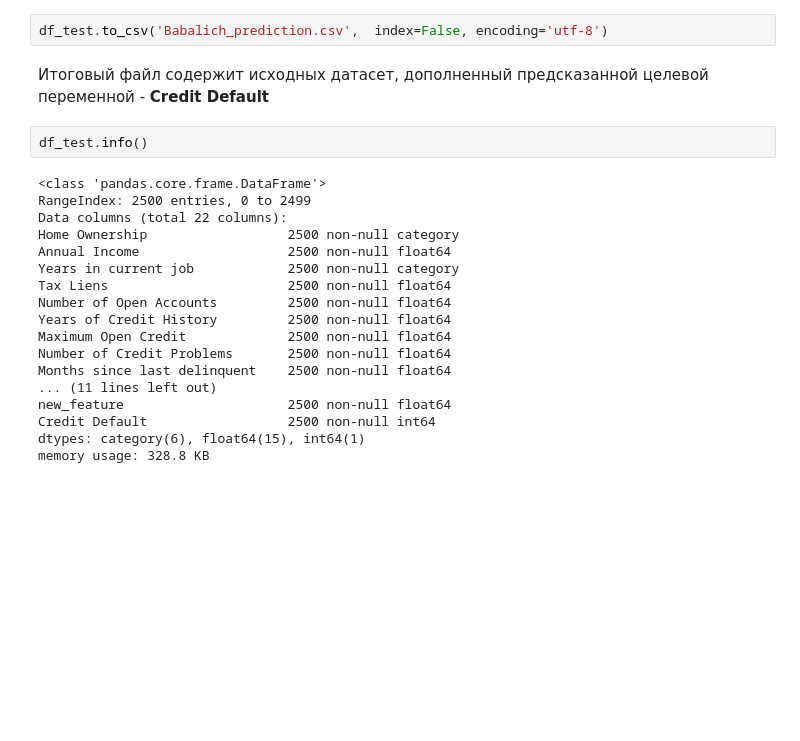
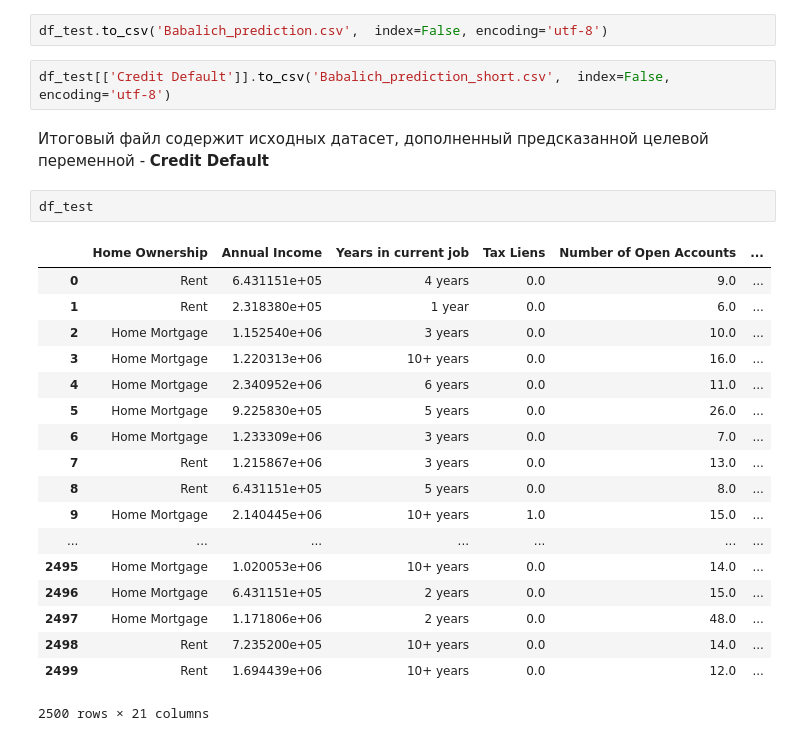
Before and after one commit to babalich/python_for_DS, a Jupyter notebook: part2/Babalich_solution.ipynb, the cells around one changed output. Saved outputs shown, nothing was run; the diff lists cells and outputs as text; blank space fills up the shorter version.

```diff
--- a/part2/Babalich_solution.ipynb
+++ b/part2/Babalich_solution.ipynb
@@ -544,25 +544,28 @@ with open('model', 'wb') as file:
     pickle.dump(model_lgbm, file)
 # %%
 df_test.to_csv('Babalich_prediction.csv',  index=False, encoding='utf-8')
+# %%
+df_test[['Credit Default']].to_csv('Babalich_prediction_short.csv',  index=False, encoding='utf-8')
 # %% [markdown]
 Итоговый файл содержит исходных датасет, дополненный предсказанной целевой переменной - <b> Credit Default </b>
 # %%
-df_test.info()
+df_test
 # %% [output]
+|  | Home Ownership | Annual Income | Years in current job | Tax Liens | Number of Open Accounts | ... |
+| 0 | Rent | 6.431151e+05 | 4 years | 0.0 | 9.0 | ... |
+| 1 | Rent | 2.318380e+05 | 1 year | 0.0 | 6.0 | ... |
+| 2 | Home Mortgage | 1.152540e+06 | 3 years | 0.0 | 10.0 | ... |
+| 3 | Home Mortgage | 1.220313e+06 | 10+ years | 0.0 | 16.0 | ... |
+| 4 | Home Mortgage | 2.340952e+06 | 6 years | 0.0 | 11.0 | ... |
+| 5 | Home Mortgage | 9.225830e+05 | 5 years | 0.0 | 26.0 | ... |
+| 6 | Home Mortgage | 1.233309e+06 | 3 years | 0.0 | 7.0 | ... |
+| 7 | Rent | 1.215867e+06 | 3 years | 0.0 | 13.0 | ... |
+| 8 | Rent | 6.431151e+05 | 5 years | 0.0 | 8.0 | ... |
+| 9 | Home Mortgage | 2.140445e+06 | 10+ years | 1.0 | 15.0 | ... |
+| ... | ... | ... | ... | ... | ... | ... |
+| 2495 | Home Mortgage | 1.020053e+06 | 10+ years | 0.0 | 14.0 | ... |
+| 2496 | Home Mortgage | 6.431151e+05 | 2 years | 0.0 | 15.0 | ... |
+| 2497 | Home Mortgage | 1.171806e+06 | 2 years | 0.0 | 48.0 | ... |
+| 2498 | Rent | 7.235200e+05 | 10+ years | 0.0 | 14.0 | ... |
+| 2499 | Rent | 1.694439e+06 | 10+ years | 0.0 | 12.0 | ... |
-<class 'pandas.core.frame.DataFrame'>
-RangeIndex: 2500 entries, 0 to 2499
-Data columns (total 22 columns):
-Home Ownership                  2500 non-null category
-Annual Income                   2500 non-null float64
-Years in current job            2500 non-null category
-Tax Liens                       2500 non-null float64
-Number of Open Accounts         2500 non-null float64
-Years of Credit History         2500 non-null float64
-Maximum Open Credit             2500 non-null float64
-Number of Credit Problems       2500 non-null float64
-Months since last delinquent    2500 non-null float64
-... (11 lines left out)
-new_feature                     2500 non-null float64
-Credit Default                  2500 non-null int64
-dtypes: category(6), float64(15), int64(1)
-memory usage: 328.8 KB
+2500 rows × 21 columns
```
Also changed, not shown: parts of 1 cell of this notebook, 2 other files.
